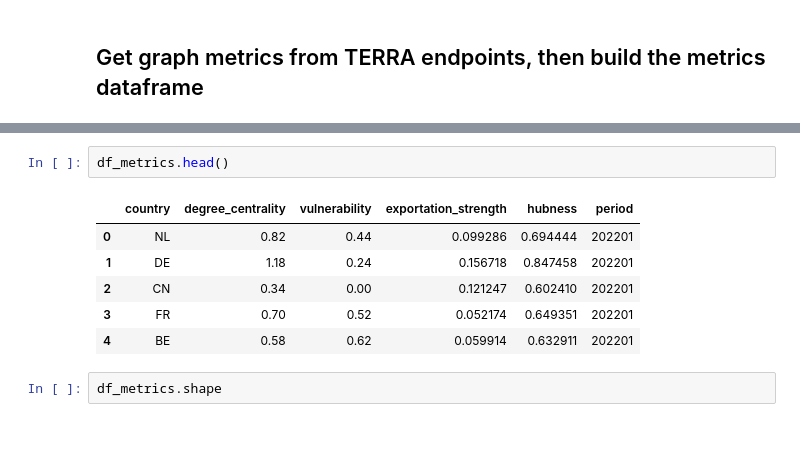
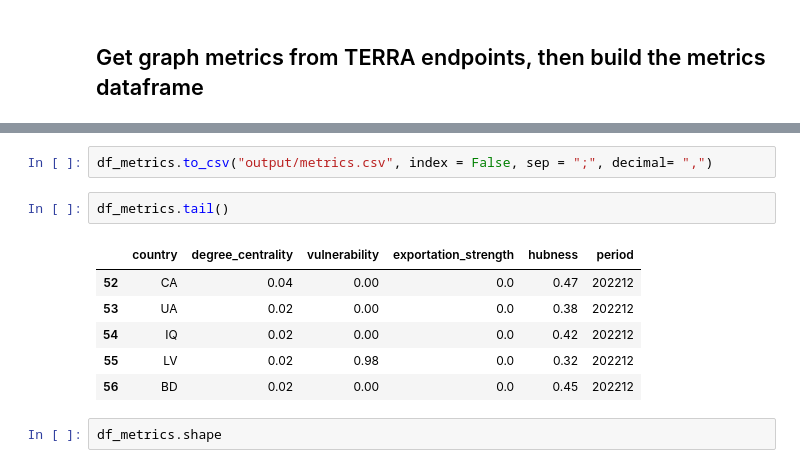
Before and after one commit to istat-methodology/terra, a Jupyter notebook: terra-analysis/Terra_graph_analysis.ipynb, the cells around one changed output, grey strips where cells are left out. Drawn from its saved outputs; the diff is of its cells as text; blank space fills up the shorter version.

```diff
--- a/terra-analysis/Terra_graph_analysis.ipynb
+++ b/terra-analysis/Terra_graph_analysis.ipynb
@@ -62,15 +62,17 @@ Starting data retrieval...
    Retrieving data for month 202211
    Retrieving data for month 202212
 ... done!
+# %%
+df_metrics.to_csv("output/metrics.csv", index = False, sep = ";", decimal= ",")
 # %%
-df_metrics.head()
+df_metrics.tail()
 # %% [output]
 |  | country | degree_centrality | vulnerability | exportation_strength | hubness | period |
-| 0 | NL | 0.82 | 0.44 | 0.099286 | 0.694444 | 202201 |
-| 1 | DE | 1.18 | 0.24 | 0.156718 | 0.847458 | 202201 |
-| 2 | CN | 0.34 | 0.00 | 0.121247 | 0.602410 | 202201 |
-| 3 | FR | 0.70 | 0.52 | 0.052174 | 0.649351 | 202201 |
-| 4 | BE | 0.58 | 0.62 | 0.059914 | 0.632911 | 202201 |
+| 52 | CA | 0.04 | 0.00 | 0.0 | 0.47 | 202212 |
+| 53 | UA | 0.02 | 0.00 | 0.0 | 0.38 | 202212 |
+| 54 | IQ | 0.02 | 0.00 | 0.0 | 0.42 | 202212 |
+| 55 | LV | 0.02 | 0.98 | 0.0 | 0.32 | 202212 |
+| 56 | BD | 0.02 | 0.00 | 0.0 | 0.45 | 202212 |
 # %%
 df_metrics.shape
 # %% [output]
```
Also changed, not shown: parts of 2 cells of this notebook, 6 other files.
